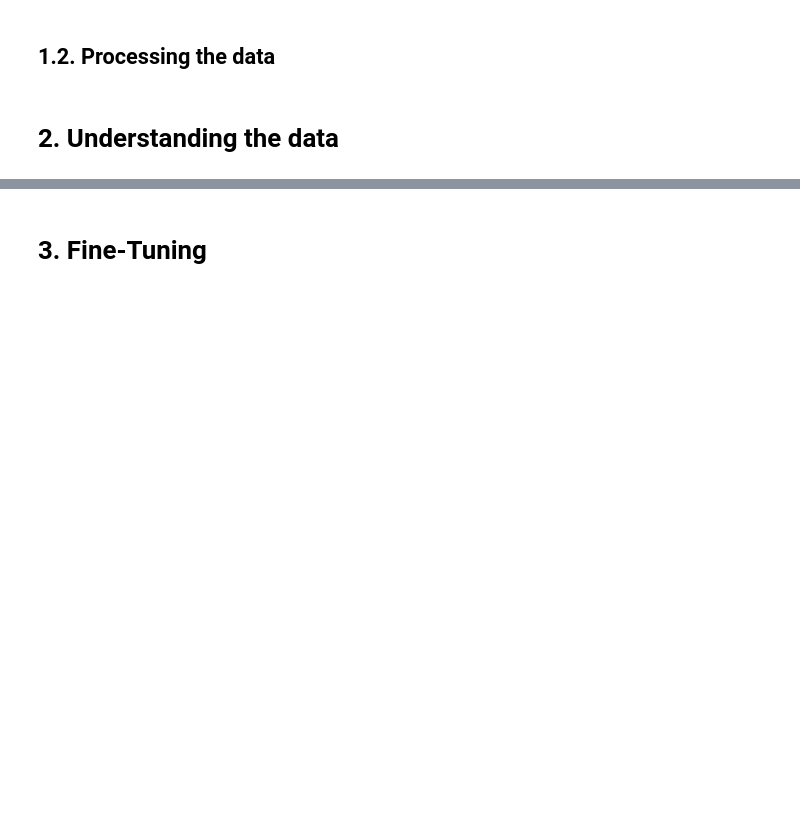
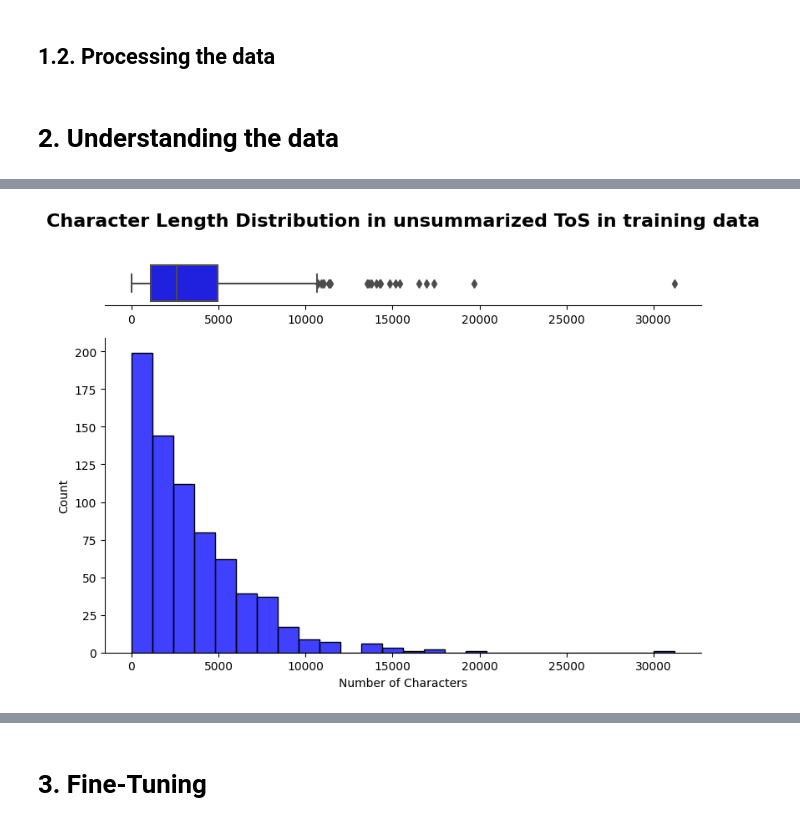
Before and after one commit to EmreYY20/ToS-Simplification, a Jupyter notebook: ToS_Summarization.ipynb, the cells around one changed output, grey strips where cells are left out. Drawn from its saved outputs; the diff is of its cells as text; code cells hidden in the pictures; blank space fills up the shorter version.

```diff
--- a/ToS_Summarization.ipynb
+++ b/ToS_Summarization.ipynb
@@ -160,0 +232,33 @@ df.to_json('data/dataset.json', orient='records', lines=True)
+# %%
+# Choose a color for both the box plot and histogram
+plot_color = 'blue'
+
+# Create subplots with shared x-axis and custom heights
+fig, (ax_box_plain, ax_hist_plain) = plt.subplots(2, figsize=(8, 6),
+                                                  gridspec_kw={"height_ratios": [0.1, 0.7]})
+
+# Character Length Distribution in 'plain_text' (Box Plot)
+sns.boxplot(x=train_df['plain_text'].str.len(), ax=ax_box_plain, color=plot_color)
+ax_box_plain.set(yticks=[])
+ax_box_plain.set_title('Character Length Distribution in unsummarized ToS in training data', fontsize=16, fontweight='bold', pad=30)
+
+# Remove x-axis label in the box plot
+ax_box_plain.set_xlabel("")
+
+# Character Length Distribution in 'plain_text' (Histogram)
+sns.histplot(train_df['plain_text'].str.len(), bins=26, ax=ax_hist_plain, color=plot_color)
+
+# Set x-axis label to "Number of Characters" for the histogram
+ax_hist_plain.set_xlabel("Number of Characters")
+
+# Remove spines
+sns.despine(ax=ax_hist_plain)
+sns.despine(ax=ax_box_plain, left=True)
+
+# Adjust spacing between subplots
+plt.tight_layout()
+
+# Show the plot
+plt.show()
+# %% [output]
+[figure, added]
```
Also changed, not shown: parts of 17 cells of this notebook.
